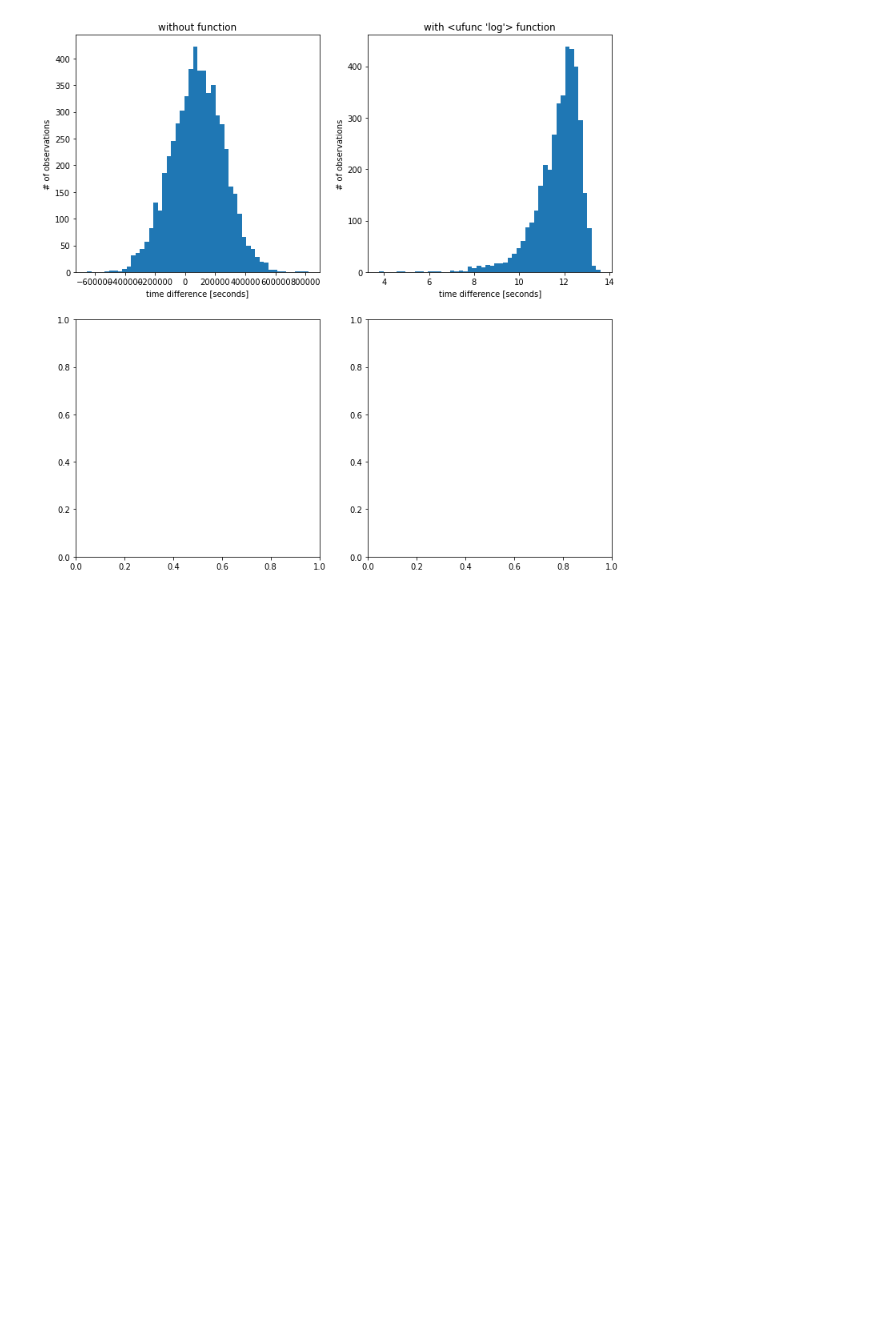
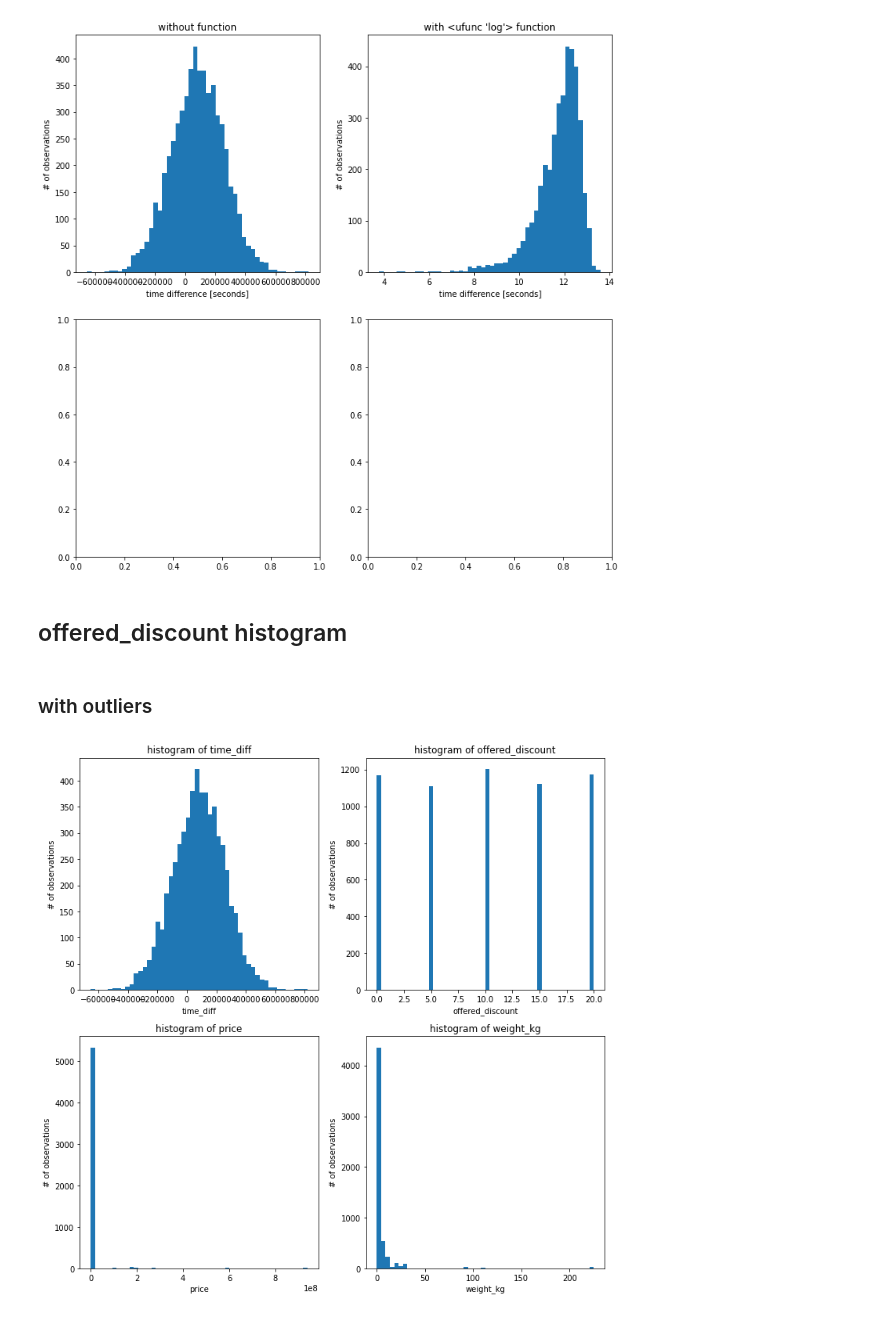
Before and after one commit to milosz-l/delivery-time, a Jupyter notebook: ETL.ipynb, the cells around one changed output. Saved outputs shown, nothing was run; the diff lists cells and outputs as text; code cells hidden in the pictures; blank space fills up the shorter version.

```diff
--- a/ETL.ipynb
+++ b/ETL.ipynb
@@ -105,3 +153,28 @@ fig.set_size_inches([12, 12])
 plt.show()
 # %% [output]
 [figure]
+# %% [markdown]
+## offered_discount histogram
+# %% [markdown]
+### with outliers
+# %%
+fig, ax = plt.subplots(2, 2)
+
+def plot_hist(x, y, col_name, num_bins=None):
+    if num_bins:
+        ax[x, y].hist(df[col_name], bins=num_bins)
+    else:
+        ax[x, y].hist(df[col_name])
+    ax[x, y].set_title(f"histogram of {col_name}")
+    ax[x, y].set_xlabel(col_name)
+    ax[x, y].set_ylabel("# of observations")
+
+plot_hist(0, 0, "time_diff", 50)
+plot_hist(0, 1, "offered_discount", 50)
+plot_hist(1, 0, "price", 50)
+plot_hist(1, 1, "weight_kg", 50)
+
+fig.set_size_inches([12, 12])
+plt.show()
+# %% [output]
+[figure, added]
```
Also changed, not shown: parts of 8 cells of this notebook.
